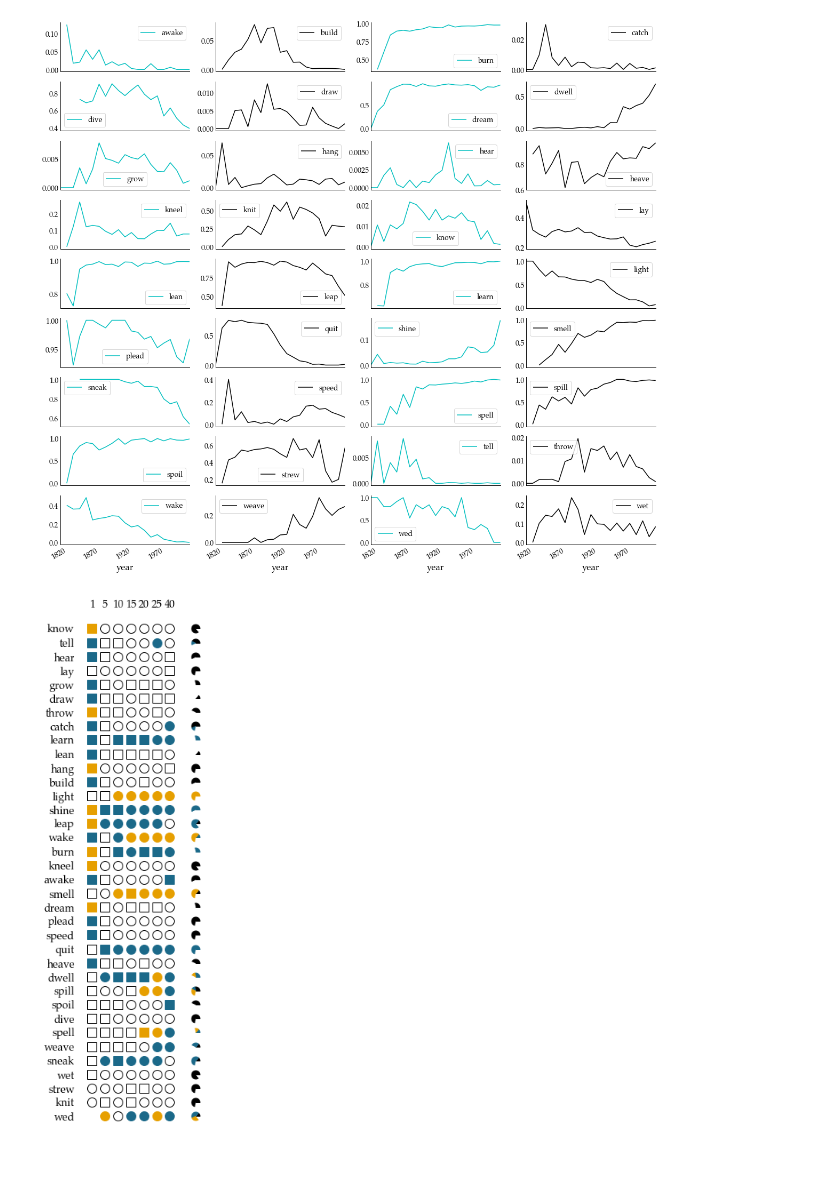
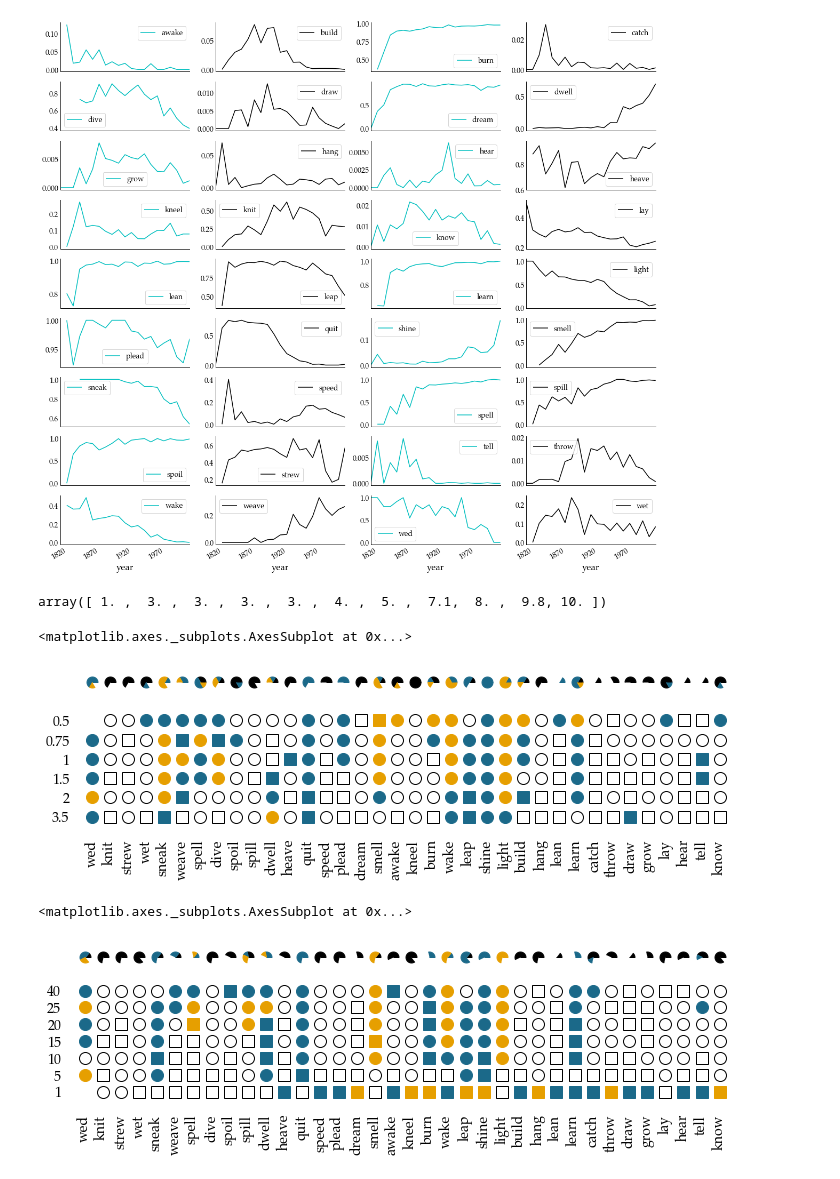
Before and after one commit to fbkarsdorp/nnfit, a Jupyter notebook: notebooks/past-tense.ipynb, the cells around one changed output. Cells and saved outputs as stored; diff of their text form; code cells hidden in the pictures.

```diff
--- a/notebooks/past-tense.ipynb
+++ b/notebooks/past-tense.ipynb
@@ -155,4 +153,8 @@ directions = {
 }
 # %%
 %run ../src/fit.py
+# %%
+np.quantile(np.array([10, 10, 8, 8, 3, 3, 3, 3, 3, 5, 5, 1]), np.arange(0, 1 + 0.1, 0.1))
+# %% [output]
+array([ 1. ,  3. ,  3. ,  3. ,  3. ,  4. ,  5. ,  7.1,  8. ,  9.8, 10. ])
 # %%
@@ -203,9 +226,9 @@ def draw_pie_fit(dist, xpos, ypos, size, ax=None):
 
     return ax
 
-def make_fit_plot(results, lemmas=None, ax=None):
+def make_fit_plot(results, binnings=None, lemmas=None, ax=None, prefix="", suffix=""):
     if ax is None:
-        fig, ax = plt.subplots(figsize=(3, 10))
+        fig, ax = plt.subplots(figsize=(10, 3))
 
     if lemmas is None:
         lemmas = list(fit_results.keys())
@@ -219,12 +242,12 @@ def make_fit_plot(results, lemmas=None, ax=None):
             X_norm[j, i] = 3 if Wp is None else 0 if Wp > 0.1 else 1
 
     markers = "o", "s"
-    for i, row in enumerate(X_fit):
+    for i, row in enumerate(X_fit, 2):
         for color in (0, 1, 2):
             for marker in (0, 1):
-                pos = np.where((row == color) & (X_norm[i] == marker))[0]
+                pos = np.where((row == color) & (X_norm[i-2] == marker))[0]
                 ax.plot(
-                    [i] * len(pos), pos,
+                    pos, [i] * len(pos),
                     markers[marker],
                     color=f"C{color}",
                     markerfacecolor=f"C{color}" if color != 0 else None,
@@ -234,24 +257,24 @@ def make_fit_plot(results, lemmas=None, ax=None):
     for i, lemma in enumerate(lemmas):
         X = X_fit[:, i]
         X[X_norm[:, i] == 1] = 3
-        draw_pie_fit(np.bincount(X), len(binnings) + 1, i, size=120, ax=ax)
+        draw_pie_fit(np.bincount(X), i, 0.6, size=120, ax=ax)
 
-    ax.set_xticks(range(len(binnings)))
+    ax.set_yticks(range(len(binnings) + 2))
 
-    for tick in ax.get_xaxis().get_major_ticks():
+    for tick in ax.get_yaxis().get_major_ticks():
         tick.set_pad(-16.)
         tick.label1 = tick._get_text1()
 
-    ax.set_xticklabels([f'{b}' for b in binnings])
+    ax.set_yticklabels([''] * 2 + [f'{prefix}{b}{suffix}' for b in binnings])
 
-    ax.set_yticks(range(len(verbs)))
-    ax.set_yticklabels(verbs)
+    ax.set_xticks(range(len(verbs)))
+    ax.set_xticklabels(verbs, rotation=90)
 
-    for tick in ax.get_yaxis().get_major_ticks():
-        tick.set_pad(16.)
-        tick.label1 = tick._get_text1()
+    for tick in ax.get_xaxis().get_major_ticks():
+        tick.set_pad(8.)
+#         tick.label1 = tick._get_text1()
 
-    ax.xaxis.tick_top()
+#     ax.xaxis.tick_top()
 
     ax.spines['bottom'].set_visible(False)
     ax.spines['left'].set_visible(False)
@@ -272,12 +308,21 @@ for lemma in lemmas:
+# %%
+from matplotlib.lines import Line2D
+
+verbs = df.loc[df['lemma'].isin(lemmas), 'lemma'].value_counts().sort_values().index
+
+make_fit_plot(fit_q_results, binnings=quantiles, lemmas=verbs)
+# %% [output]
+<matplotlib.axes._subplots.AxesSubplot at 0x...>
+[figure, added]
 # %%
 from matplotlib.lines import Line2D
 
 verbs = df.loc[df['lemma'].isin(lemmas), 'lemma'].value_counts().sort_values().index
 
-make_fit_plot(fit_results, lemmas=verbs)
-plt.savefig("../overleaf/paper/plots/past-tense-fit.png", dpi=300, transparent=True)
+make_fit_plot(fit_results, binnings=binnings, lemmas=verbs)
 # %% [output]
+<matplotlib.axes._subplots.AxesSubplot at 0x...>
-[figure, old version]
+[figure, new version]
 # %%
 %run ../src/nets.py
 # %%
```
Also changed, not shown: parts of 8 cells of this notebook, 1 other file.
